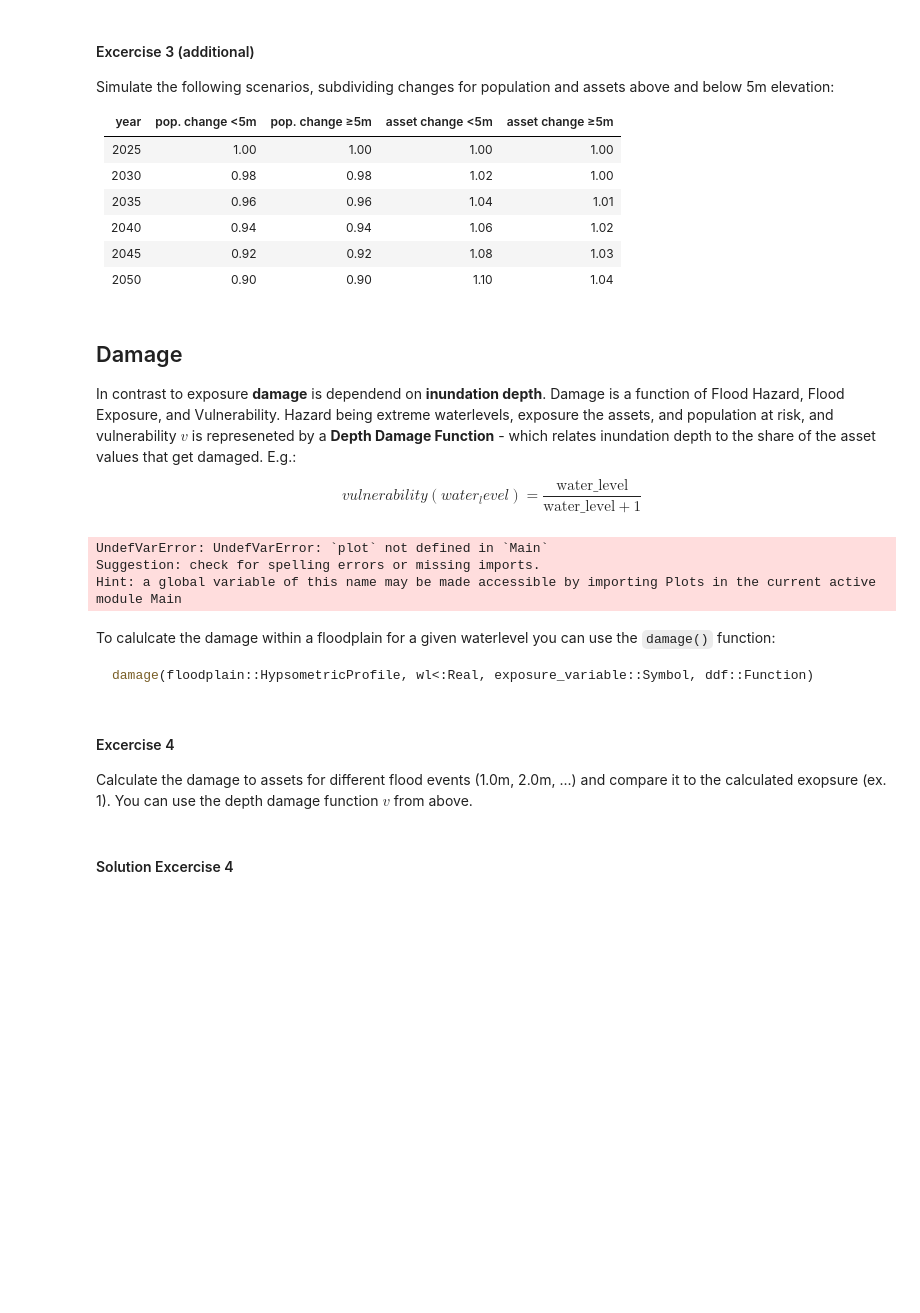
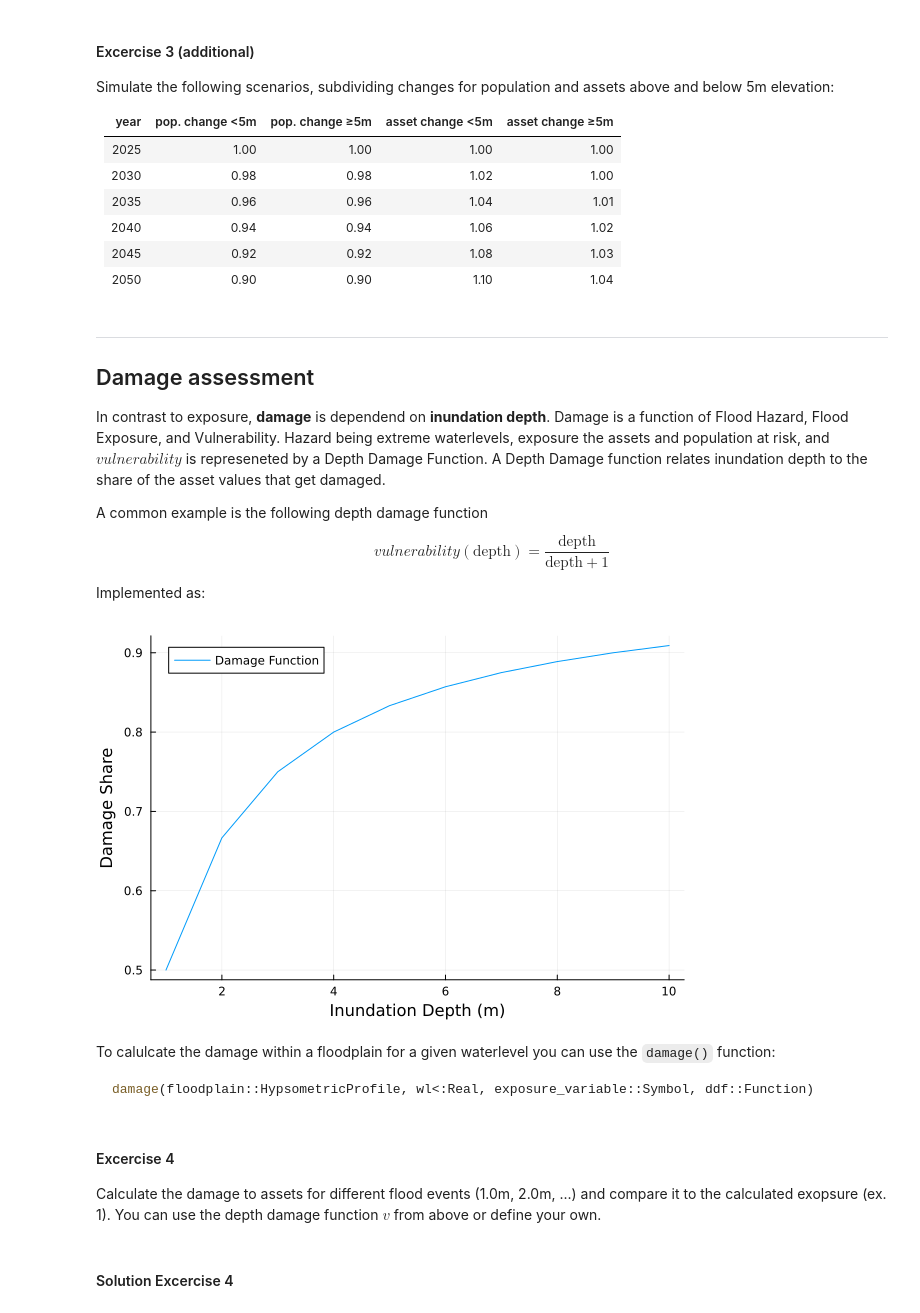
Before and after one commit to GlobalClimateForum/DIVACoast.jl, a Jupyter notebook: text_example/bilbao_summer_school_25.ipynb, the cells around one changed output. Drawn from its saved outputs; the diff is of its cells as text; code cells hidden in the pictures; blank space fills up the shorter version.

Commit message:
Last changes Bilbao Summer School 25 example

```diff
--- a/text_example/bilbao_summer_school_25.ipynb
+++ b/text_example/bilbao_summer_school_25.ipynb
@@ -205,24 +190,27 @@ Simulate the following scenarios, subdividing changes for population and assets
 # %%
 # Type your code here
 # %% [markdown]
-## Damage
+---
 
-In contrast to exposure **damage** is dependend on **inundation depth**. Damage is a function of Flood Hazard, Flood Exposure, and Vulnerability. Hazard being extreme waterlevels, exposure the assets, and population at risk, and vulnerability $v$ is represeneted by a  **Depth Damage Function** - which relates inundation depth to the share of the asset values that get damaged. E.g.:
+## Damage assessment
+
+In contrast to exposure, **damage** is dependend on **inundation depth**. Damage is a function of Flood Hazard, Flood Exposure, and Vulnerability. Hazard being extreme waterlevels, exposure the assets and population at risk, and  $vulnerability$ is represeneted by a Depth Damage Function. A Depth Damage function relates inundation depth to the share of the asset values that get damaged.
+
+A common example is the following depth damage function
 
 $$
-vulnerability(water_level) = \frac{\text{water_level}}{\text{water_level} + 1}
+vulnerability(\text{depth}) = \frac{\text{depth}}{\text{depth} + 1}
 $$
+
+Implemented as:
 # %%
-# TODO: Change function name to vulnerability
-v = depth -> depth / (depth + 1)
+vulnerability = depth -> depth / (depth + 1)
 
 depths = Vector{Float32}(1:1:10)
-plot(depths, v.(depths), xlabel = "Inundation Depth (m)", ylabel = "Damage Share", label = "Damage Function",
+plot(depths, vulnerability.(depths), xlabel = "Inundation Depth (m)", ylabel = "Damage Share", label = "Damage Function",
     legend = :topleft)
 # %% [output]
-UndefVarError: UndefVarError: `plot` not defined in `Main`
-Suggestion: check for spelling errors or missing imports.
-Hint: a global variable of this name may be made accessible by importing Plots in the current active module Main
+[figure, added]
 # %% [markdown]
 To calulcate the damage within a floodplain for a given waterlevel you can use the `damage()` function:
 
@@ -232,7 +220,7 @@ damage(floodplain::HypsometricProfile, wl<:Real, exposure_variable::Symbol, ddf:
 # %% [markdown]
 #### Excercise 4
 
-Calculate the damage to assets for different flood events (1.0m, 2.0m, ...) and compare it to the calculated exopsure (ex. 1). You can use the depth damage function $v$ from above.
+Calculate the damage to assets for different flood events (1.0m, 2.0m, ...) and compare it to the calculated exopsure (ex. 1). You can use the depth damage function $v$ from above or define your own.
 # %%
 # Type your code here
 # %% [markdown]
```
Also changed, not shown: parts of 27 cells of this notebook, 1 other file.
